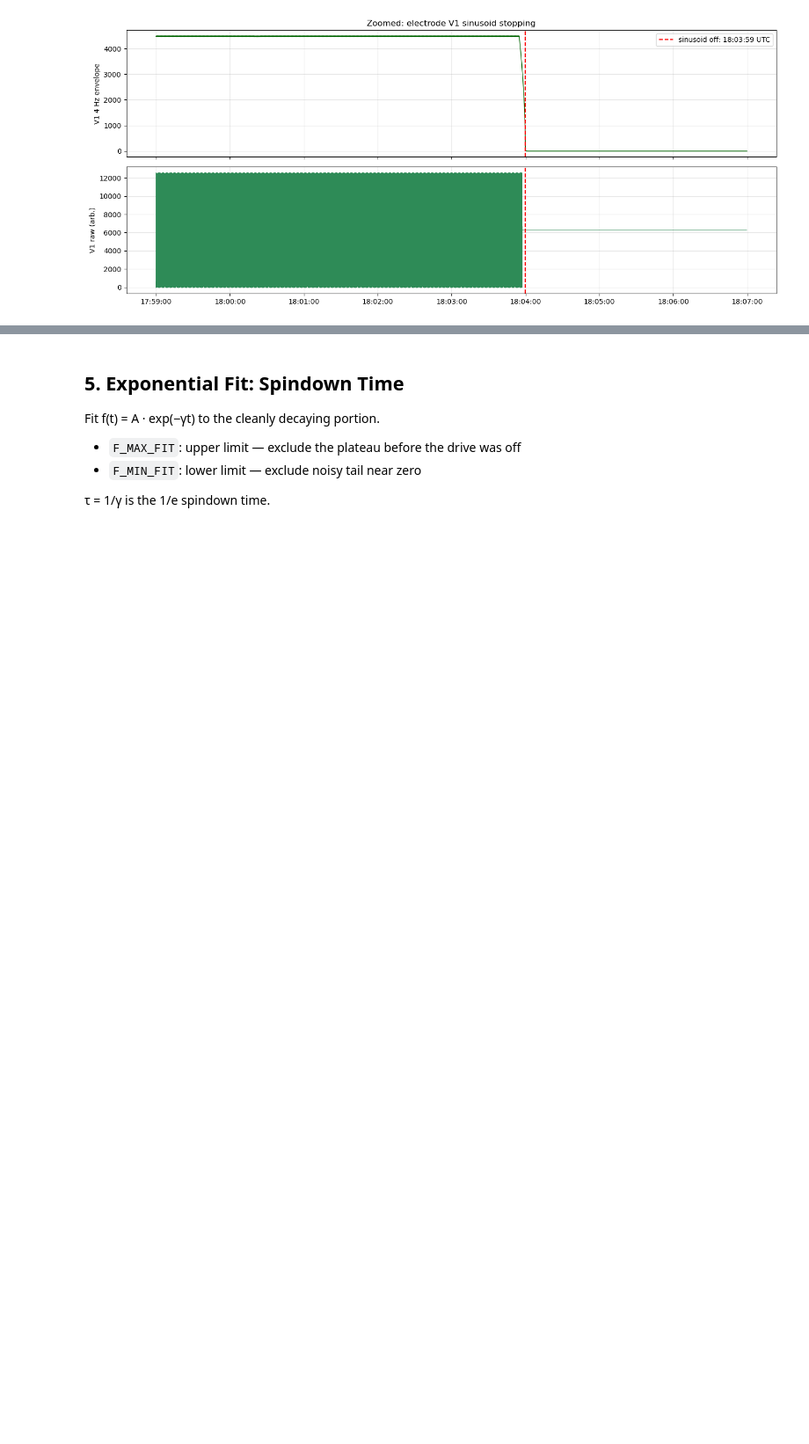
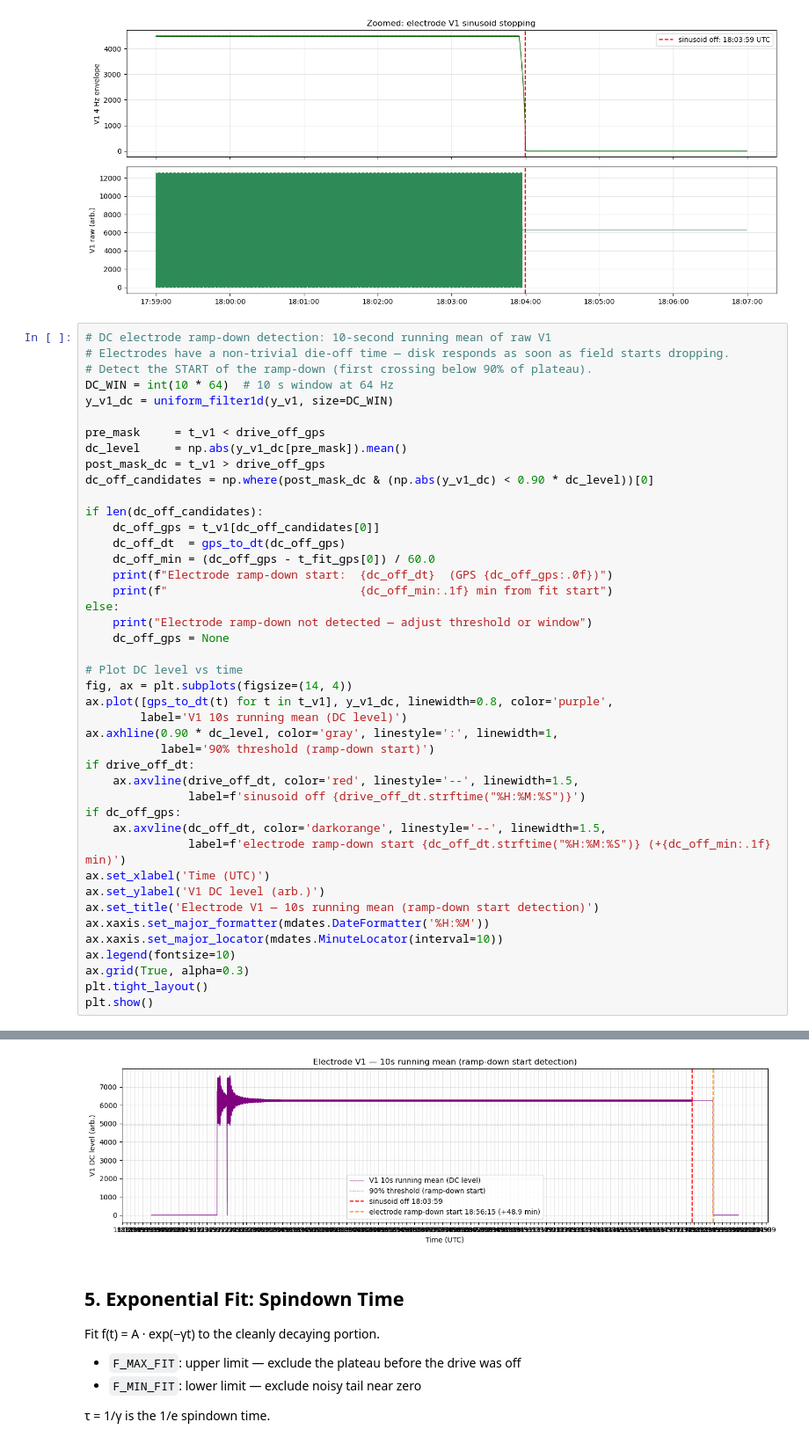
Before and after one commit to Moore-Lab/Decay-Sail, a Jupyter notebook: linux_code/analysis/spindown_analysis.ipynb, the cells around one changed output, grey strips where cells are left out. Shown at 88% size. Cells and saved outputs as stored; diff of their text form; blank space fills up the shorter version.

```diff
--- a/linux_code/analysis/spindown_analysis.ipynb
+++ b/linux_code/analysis/spindown_analysis.ipynb
@@ -285,3 +285,47 @@ if drive_off_dt:
 Drive-off (sinusoid):  2026-05-21 18:03:59.796875+00:00  (GPS 1463421858)
 [figure]
 [figure]
+# %%
+# DC electrode ramp-down detection: 10-second running mean of raw V1
+# Electrodes have a non-trivial die-off time — disk responds as soon as field starts dropping.
+# Detect the START of the ramp-down (first crossing below 90% of plateau).
+DC_WIN = int(10 * 64)  # 10 s window at 64 Hz
+y_v1_dc = uniform_filter1d(y_v1, size=DC_WIN)
+
+pre_mask     = t_v1 < drive_off_gps
+dc_level     = np.abs(y_v1_dc[pre_mask]).mean()
+post_mask_dc = t_v1 > drive_off_gps
+dc_off_candidates = np.where(post_mask_dc & (np.abs(y_v1_dc) < 0.90 * dc_level))[0]
+
+if len(dc_off_candidates):
+    dc_off_gps = t_v1[dc_off_candidates[0]]
+    dc_off_dt  = gps_to_dt(dc_off_gps)
+    dc_off_min = (dc_off_gps - t_fit_gps[0]) / 60.0
+    print(f"Electrode ramp-down start:  {dc_off_dt}  (GPS {dc_off_gps:.0f})")
+    print(f"                            {dc_off_min:.1f} min from fit start")
+else:
+    print("Electrode ramp-down not detected — adjust threshold or window")
+    dc_off_gps = None
+
+# Plot DC level vs time
+fig, ax = plt.subplots(figsize=(14, 4))
+ax.plot([gps_to_dt(t) for t in t_v1], y_v1_dc, linewidth=0.8, color='purple',
+        label='V1 10s running mean (DC level)')
+ax.axhline(0.90 * dc_level, color='gray', linestyle=':', linewidth=1,
+           label='90% threshold (ramp-down start)')
+if drive_off_dt:
+    ax.axvline(drive_off_dt, color='red', linestyle='--', linewidth=1.5,
+               label=f'sinusoid off {drive_off_dt.strftime("%H:%M:%S")}')
+if dc_off_gps:
+    ax.axvline(dc_off_dt, color='darkorange', linestyle='--', linewidth=1.5,
+               label=f'electrode ramp-down start {dc_off_dt.strftime("%H:%M:%S")} (+{dc_off_min:.1f} min)')
+ax.set_xlabel('Time (UTC)')
+ax.set_ylabel('V1 DC level (arb.)')
+ax.set_title('Electrode V1 — 10s running mean (ramp-down start detection)')
+ax.xaxis.set_major_formatter(mdates.DateFormatter('%H:%M'))
+ax.xaxis.set_major_locator(mdates.MinuteLocator(interval=10))
+ax.legend(fontsize=10)
+ax.grid(True, alpha=0.3)
+plt.tight_layout()
+plt.show()
+# %% [output]
@@ -288,3 +334,4 @@ Drive-off (sinusoid):  2026-05-21 18:03:59.796875+00:00  (GPS 1463421858)
+[figure, added]
 # %% [markdown]
 ## 5. Exponential Fit: Spindown Time
 Fit f(t) = A · exp(−γt) to the cleanly decaying portion.
```
Also changed, not shown: parts of 8 cells of this notebook.
